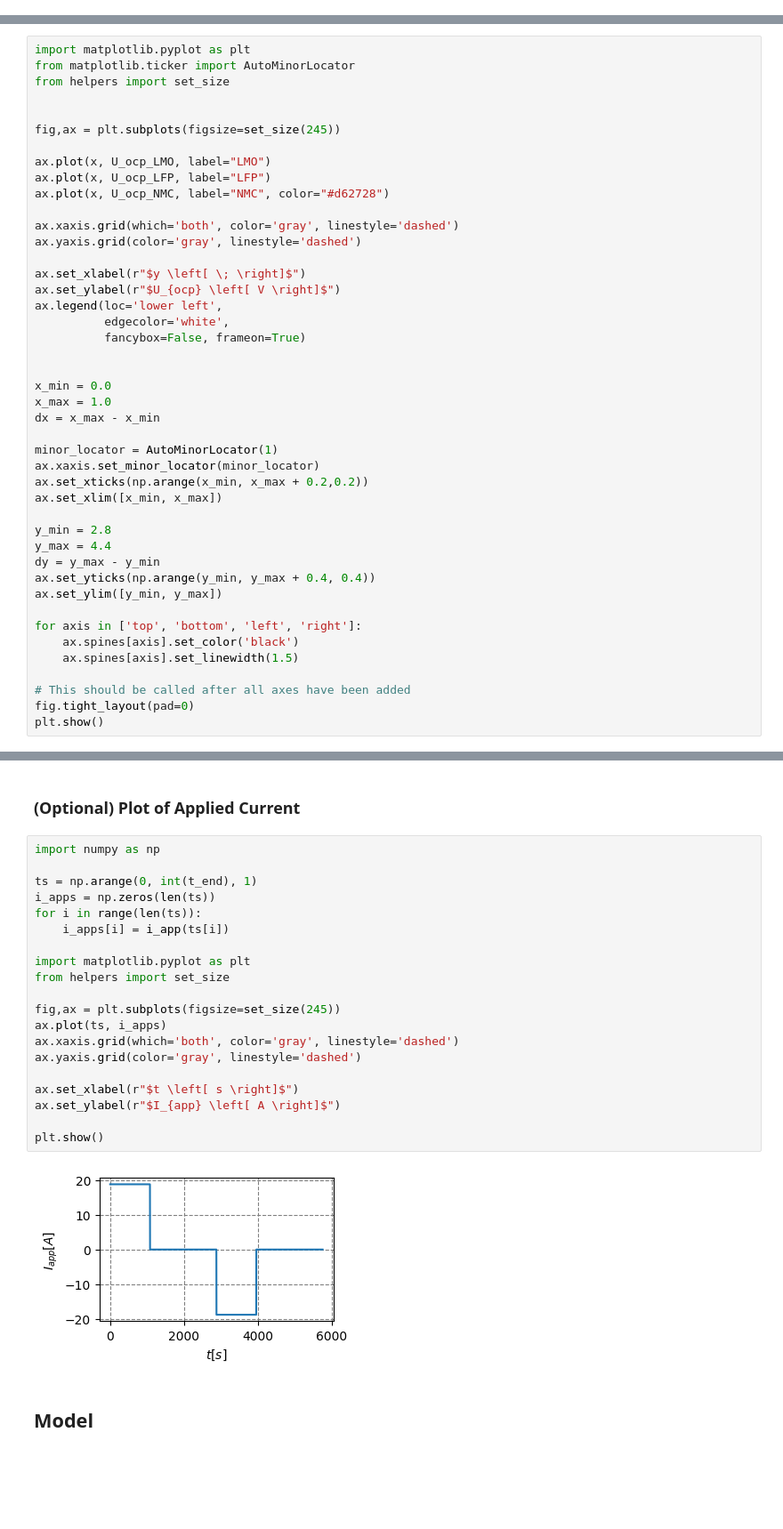
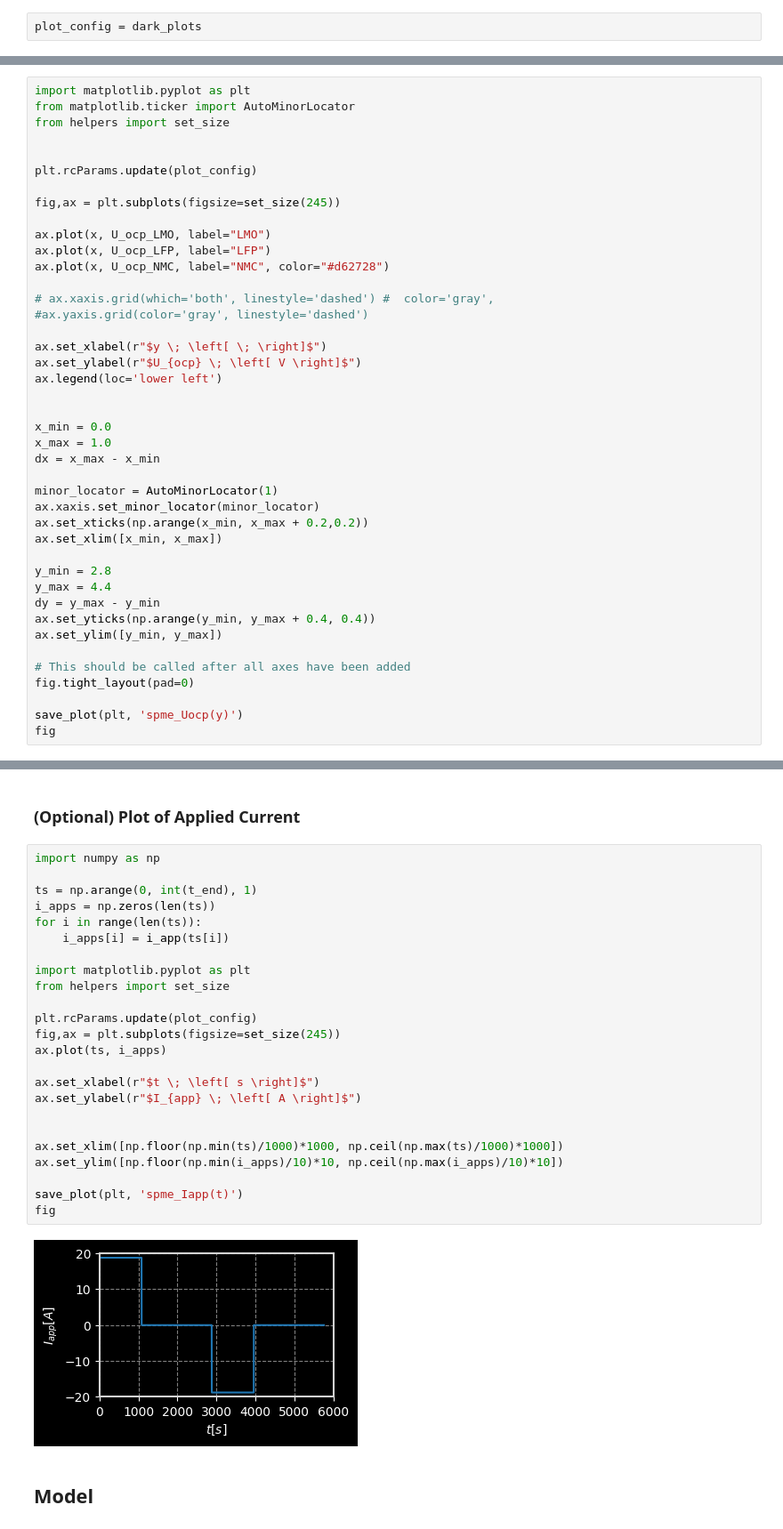
Before and after one commit to willi-z/batmania, a Jupyter notebook: SPMe.ipynb, the cells around one changed output, grey strips where cells are left out. Shown at 89% size. Cells and saved outputs as stored; diff of their text form; blank space fills up the shorter version.

Commit message:
dark mode

```diff
--- a/SPMe.ipynb
+++ b/SPMe.ipynb
@@ -70,2 +158,4 @@ if automated_setup:
+# %%
+plot_config = dark_plots
 # %% [markdown]
 # Simulation
@@ -103,6 +185,8 @@ import matplotlib.pyplot as plt
 from matplotlib.ticker import AutoMinorLocator
 from helpers import set_size
 
+
+plt.rcParams.update(plot_config)
 
 fig,ax = plt.subplots(figsize=set_size(245))
 
@@ -110,14 +194,12 @@ ax.plot(x, U_ocp_LMO, label="LMO")
 ax.plot(x, U_ocp_LFP, label="LFP")
 ax.plot(x, U_ocp_NMC, label="NMC", color="#d62728")
 
-ax.xaxis.grid(which='both', color='gray', linestyle='dashed')
-ax.yaxis.grid(color='gray', linestyle='dashed')
+# ax.xaxis.grid(which='both', linestyle='dashed') #  color='gray',
+#ax.yaxis.grid(color='gray', linestyle='dashed')
 
-ax.set_xlabel(r"$y \left[ \; \right]$")
-ax.set_ylabel(r"$U_{ocp} \left[ V \right]$")
-ax.legend(loc='lower left',
-          edgecolor='white',
-          fancybox=False, frameon=True)
+ax.set_xlabel(r"$y \; \left[ \; \right]$")
+ax.set_ylabel(r"$U_{ocp} \; \left[ V \right]$")
+ax.legend(loc='lower left')
 
 
 x_min = 0.0
@@ -135,10 +217,8 @@ dy = y_max - y_min
 ax.set_yticks(np.arange(y_min, y_max + 0.4, 0.4))
 ax.set_ylim([y_min, y_max])
 
-for axis in ['top', 'bottom', 'left', 'right']:
-    ax.spines[axis].set_color('black')
-    ax.spines[axis].set_linewidth(1.5)
-
 # This should be called after all axes have been added
 fig.tight_layout(pad=0)
-plt.show()
+
+save_plot(plt, 'spme_Uocp(y)')
+fig
@@ -245,25 +323,29 @@ simulation time 5760.0 s
 # %%
 import numpy as np
 
 ts = np.arange(0, int(t_end), 1)
 i_apps = np.zeros(len(ts))
 for i in range(len(ts)):
     i_apps[i] = i_app(ts[i])
 
 import matplotlib.pyplot as plt
 from helpers import set_size
 
+plt.rcParams.update(plot_config)
 fig,ax = plt.subplots(figsize=set_size(245))
 ax.plot(ts, i_apps)
-ax.xaxis.grid(which='both', color='gray', linestyle='dashed')
-ax.yaxis.grid(color='gray', linestyle='dashed')
 
-ax.set_xlabel(r"$t \left[ s \right]$")
-ax.set_ylabel(r"$I_{app} \left[ A \right]$")
+ax.set_xlabel(r"$t \; \left[ s \right]$")
+ax.set_ylabel(r"$I_{app} \; \left[ A \right]$")
 
-plt.show()
+
+ax.set_xlim([np.floor(np.min(ts)/1000)*1000, np.ceil(np.max(ts)/1000)*1000])
+ax.set_ylim([np.floor(np.min(i_apps)/10)*10, np.ceil(np.max(i_apps)/10)*10])
+
+save_plot(plt, 'spme_Iapp(t)')
+fig
 # %% [output]
-[figure, old version]
+[figure, new version]
 # %% [markdown]
 ## Model
 # %% [markdown]
```
Also changed, not shown: parts of 26 cells of this notebook.
